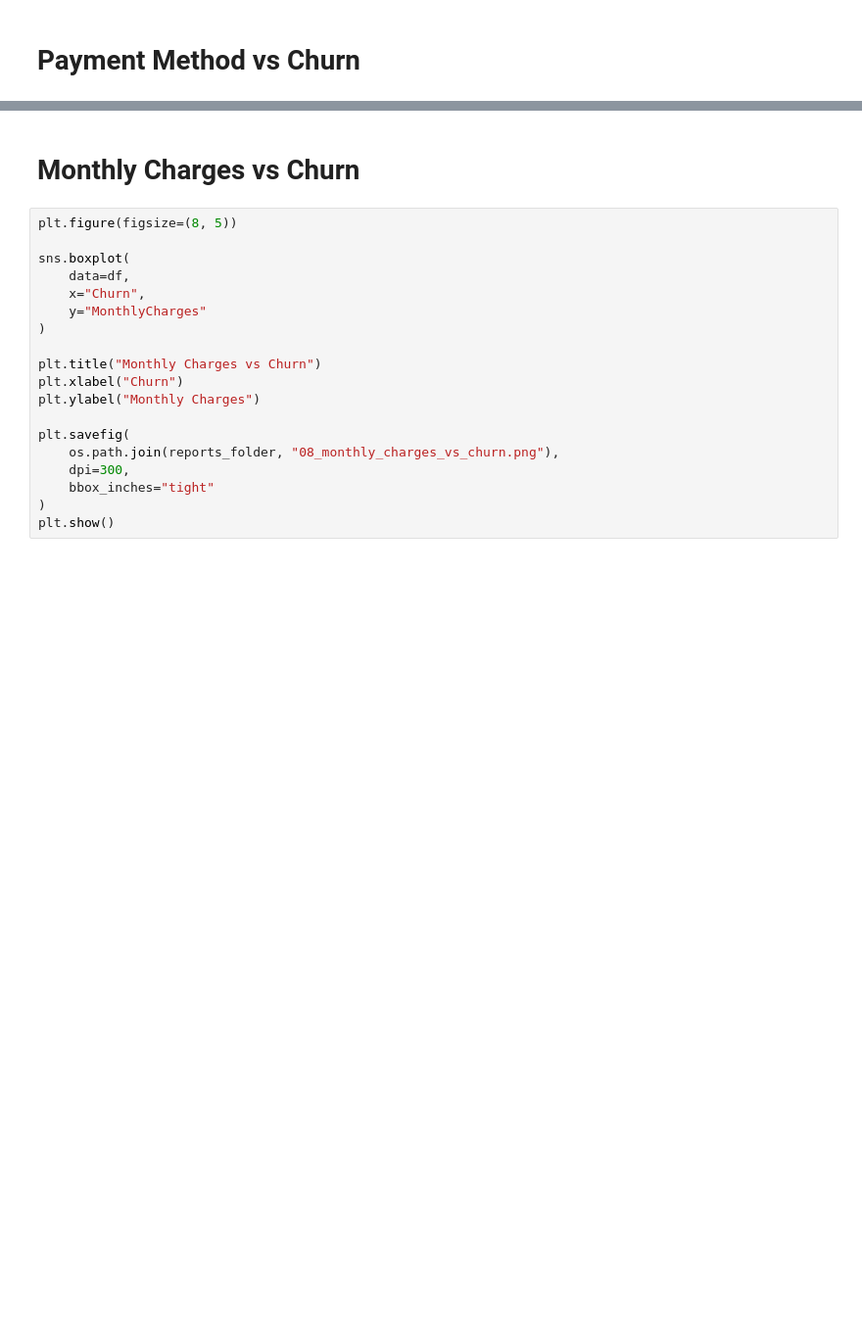
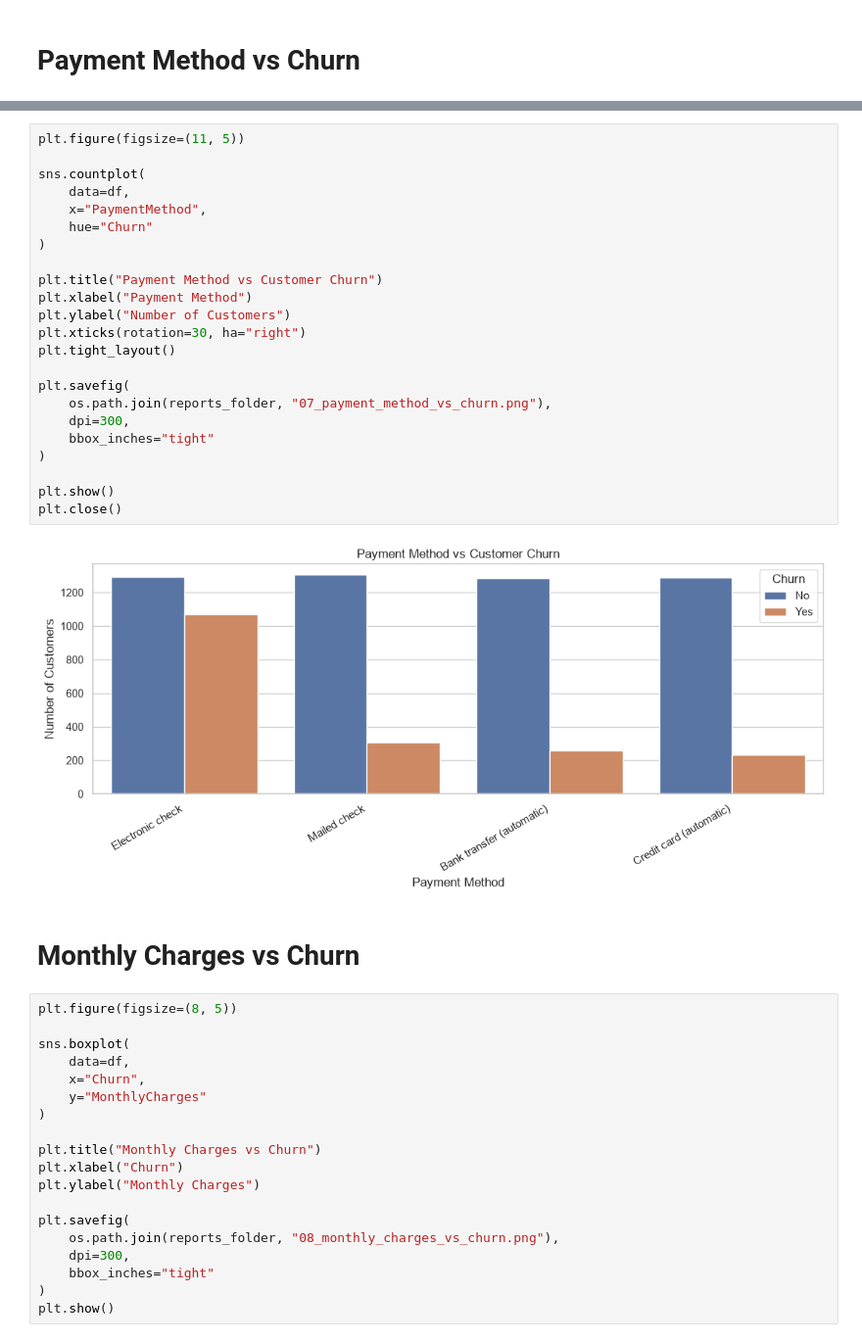
Before and after one commit to N33raj11/Telco-Customer-Churn-Analysis, a Jupyter notebook: notebooks/EDA.ipynb, the cells around one changed output, grey strips where cells are left out. Shown at 98% size. Cells and saved outputs as stored; diff of their text form; blank space fills up the shorter version.

```diff
--- a/notebooks/EDA.ipynb
+++ b/notebooks/EDA.ipynb
@@ -592,3 +542,28 @@ fig.show()
+# %%
+plt.figure(figsize=(11, 5))
+
+sns.countplot(
+    data=df,
+    x="PaymentMethod",
+    hue="Churn"
+)
+
+plt.title("Payment Method vs Customer Churn")
+plt.xlabel("Payment Method")
+plt.ylabel("Number of Customers")
+plt.xticks(rotation=30, ha="right")
+plt.tight_layout()
+
+plt.savefig(
+    os.path.join(reports_folder, "07_payment_method_vs_churn.png"),
+    dpi=300,
+    bbox_inches="tight"
+)
+
+plt.show()
+plt.close()
+# %% [output]
+[figure, added]
 # %% [markdown]
 # Monthly Charges vs Churn
 # %%
```
Also changed, not shown: parts of 7 cells of this notebook, 4 other files.
